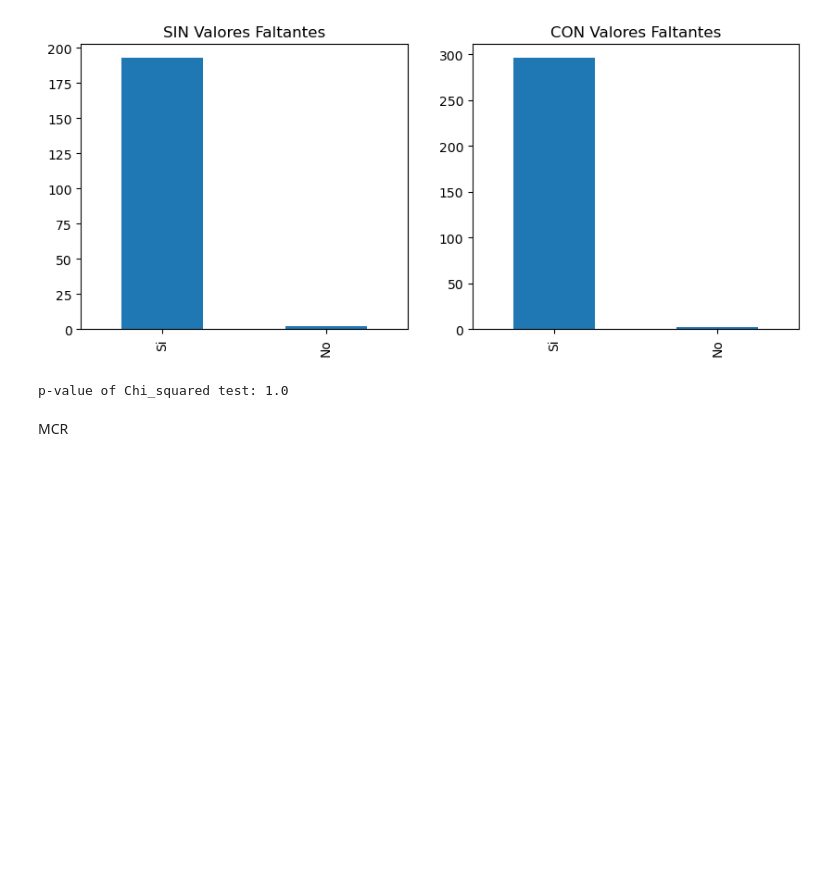
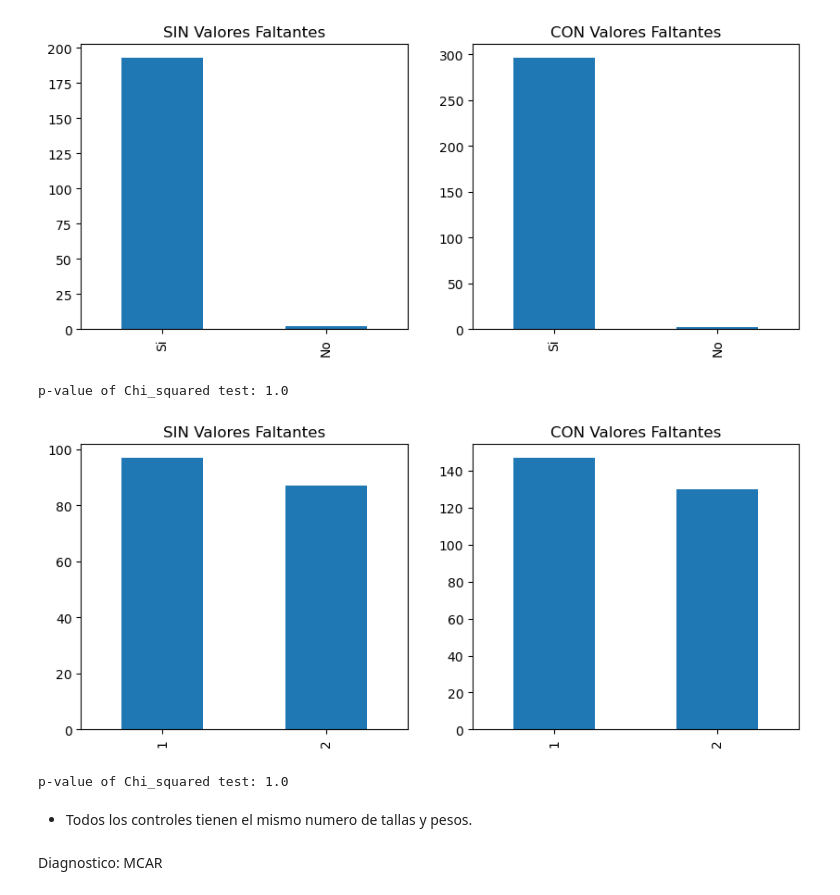
Before and after one commit to camilacod/Final_ACD, a Jupyter notebook: Transform.ipynb, the cells around one changed output. Cells and saved outputs as stored; diff of their text form; code cells hidden in the pictures; blank space fills up the shorter version.

```diff
--- a/Transform.ipynb
+++ b/Transform.ipynb
@@ -592,3 +615,5 @@ memory usage: 181.8+ KB
+# %%
+merged_data_scatter = pd.merge(merged_data_scatter, merged_data, on=['conglome', 'vivienda', 'id'])
 # %% [markdown]
 ### data cleaning 1
 # %%
@@ -632,7 +659,7 @@ Index(['conglome', 'vivienda', 'id', 'Amamantado', 'p368_tiempo', 'p368_horas',
 # %% [markdown]
 ### data cleaning 2
 # %%
-needed_columns = ['index_', 'Amamantado'] + [f'p327_peso_0{i}' for i in range(8)] +  [f'p327_talla_0{i}' for i in range(8)]
+needed_columns = ['index_', 'Amamantado', 'sexo'] + [f'p327_peso_0{i}' for i in range(8)] +  [f'p327_talla_0{i}' for i in range(8)]
 # %%
 cleaned_data = merged_data_scatter[needed_columns]
 cleaned_data.info()
@@ -673,5 +700,3 @@ Name: index_, Length: 493, dtype: int64
-# %%
-cleaned_data = cleaned_data.loc[~cleaned_data.index_.duplicated(keep='first')]
 # %%
 cleaned_data.Amamantado.value_counts()
 # %% [output]
@@ -783,5 +814,12 @@ diagnosticoMV_categorico(cleaned_data, "Amamantado", isMV)
 # %% [output]
 [figure]
 p-value of Chi_squared test: 1.0
-# %% [markdown]
-MCR
+# %%
+diagnosticoMV_categorico(cleaned_data, "sexo", isMV)
+# %% [output]
+[figure, added]
+p-value of Chi_squared test: 1.0
+# %% [markdown]
+- Todos los controles tienen el mismo numero de tallas y pesos.
+# %% [markdown]
+Diagnostico: MCAR
```
Also changed, not shown: parts of 38 cells of this notebook, 4 other files.
